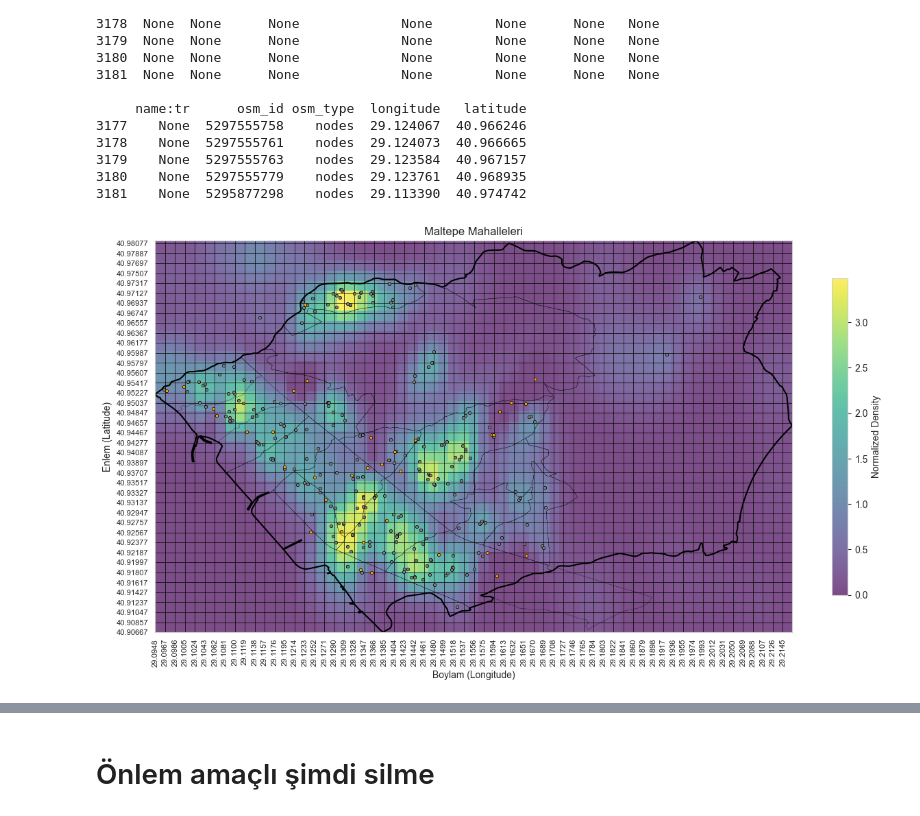
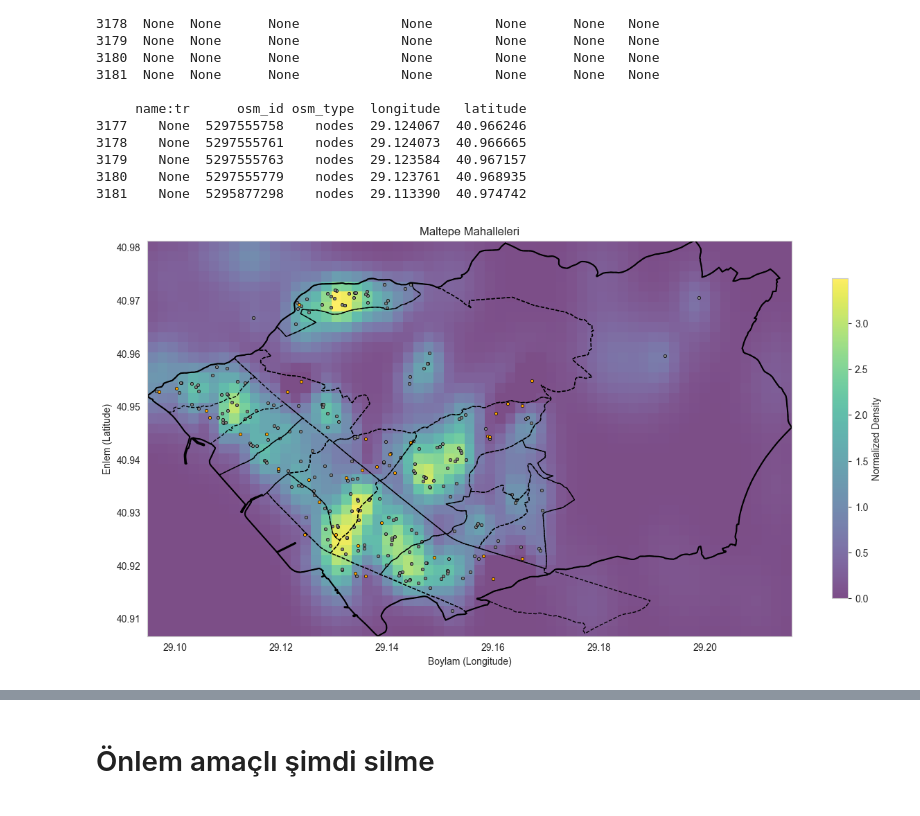
Before and after one commit to umutky/engineering_project, a Jupyter notebook: prepare_data.ipynb, the cells around one changed output, grey strips where cells are left out. Drawn from its saved outputs; the diff is of its cells as text; code cells hidden in the pictures.

```diff
--- a/prepare_data.ipynb
+++ b/prepare_data.ipynb
@@ -1309,3 +1309,17 @@ plt.show()
+# %%
+import json
+
+# GeoJSON dosyasının yolu
+dosya_yolu = "C:/Users/umutk/Downloads/ilceler.geojson"
+
+# GeoJSON dosyasını açın ve içeriği okuyun
+with open(dosya_yolu, "r", encoding="utf-8") as dosya:
+    geojson_verisi = json.load(dosya)
+
+# Veriyi kontrol etmek için ekrana yazdır
+geojson_verisi["features"][11]
+
+maltepe_ilce_polygon = geojson_verisi["features"][11]['geometry']
 # %%
 import geopandas as gpd
 
@@ -1402,7 +1416,7 @@ scaled_density_kendi_magaza = scaler.fit_transform(density_kendi_magaza.reshape(
 scaled_density_yeni_poi = scaler.fit_transform(density_poi.reshape(-1, 1)).reshape(density_poi.shape)
 
 # Toplam yoğunluk hesaplama
-total_density = 3*scaled_density_rakip_magaza + scaled_density_duraklar - 1.4*scaled_density_kendi_magaza + 1*scaled_density_yeni_poi
+total_density = 3*scaled_density_rakip_magaza + 1*scaled_density_duraklar - 1.4*scaled_density_kendi_magaza + 1*scaled_density_yeni_poi
 
 total_density = total_density.reshape(x_grid.shape)
 total_density[total_density < 0] = 0
@@ -1412,8 +1426,8 @@ plt.figure(figsize=(15, 12))
 plt.imshow(np.rot90(total_density), cmap=plt.cm.viridis, extent=[min_lon, max_lon, min_lat, max_lat], alpha=0.7)
 plt.colorbar(label='Normalized Density', shrink=0.5)
 plt.grid(color='black', linestyle='-', linewidth=0.5)
-plt.xticks(np.arange(min_lon, max_lon, lon_tick_interval), rotation=90, fontsize=8)
-plt.yticks(np.arange(min_lat, max_lat, lat_tick_interval), fontsize=8)
+#plt.xticks(np.arange(min_lon, max_lon, lon_tick_interval), rotation=90, fontsize=8)
+#plt.yticks(np.arange(min_lat, max_lat, lat_tick_interval), fontsize=8)
 plt.xlabel('Longitude')
 plt.ylabel('Latitude')
 
@@ -1426,34 +1440,34 @@ coordinates = maltepe_ilce_polygon['coordinates'][0]
 # Polygon oluşturma
 polygon = Polygon(coordinates)
 
 # Polygon çizimi
 x, y = polygon.exterior.xy
 plt.plot(x, y, color='black') # Polygonu doldurma
 plt.title('Maltepe İlçesi Sınırları')
 plt.xlabel('Longitude')
 plt.ylabel('Latitude')
-plt.grid(True)
+plt.grid(False)
 
 import matplotlib.pyplot as plt
 from shapely.geometry import Polygon
 
 # Her bir mahalle için geometriyi çizme
 for mahalle_verisi in maltepe_mahalle_filtreli:
     coordinates = mahalle_verisi['geometry']['coordinates'][0]
     polygon = Polygon(coordinates)
     x, y = polygon.exterior.xy
-    plt.plot(x, y, label=mahalle_verisi['properties']['name'], color='black', linewidth=0.3, linestyle='--')
+    plt.plot(x, y, label=mahalle_verisi['properties']['name'], color='black', linewidth=1, linestyle='--')
 
 # Grafiği gösterme
 plt.title('Maltepe Mahalleleri')
 plt.xlabel('Boylam (Longitude)')
 plt.ylabel('Enlem (Latitude)')
-plt.grid(True)
+plt.grid(False) # Gridlerin gozukmesi icin acmalisin.
 
 # Koordintlarin scatter plot ile eklenmesi
 plt.scatter(tum_rakipler_coords[:, 0], tum_rakipler_coords[:, 1], color='grey', label='rakip_magaza', marker='o', edgecolors='black', linewidth=.5, s=10)
 plt.scatter(kendi_magazalarimiz[:, 0], kendi_magazalarimiz[:, 1], color='orange', label='migros', marker='o', edgecolors='black', linewidth=.5, s=10)
 
 plt.show()
 # %% [output]
-[figure, old version]
+[figure, new version]
```
Also changed, not shown: parts of 4 cells of this notebook.
